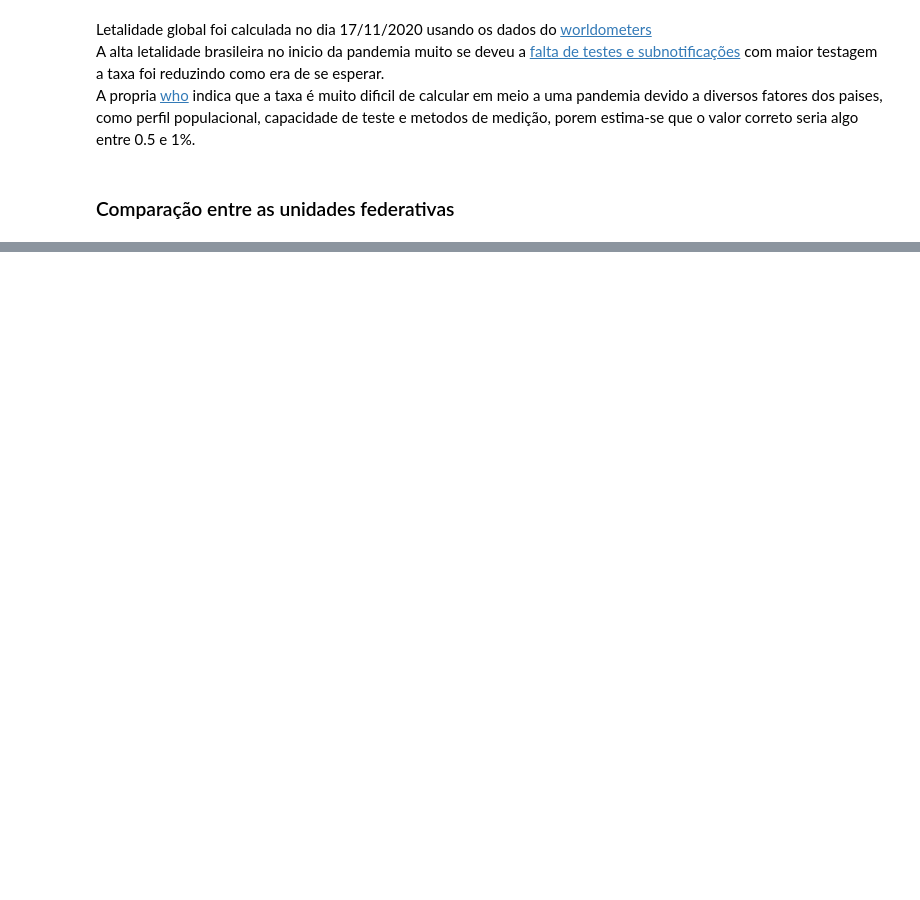
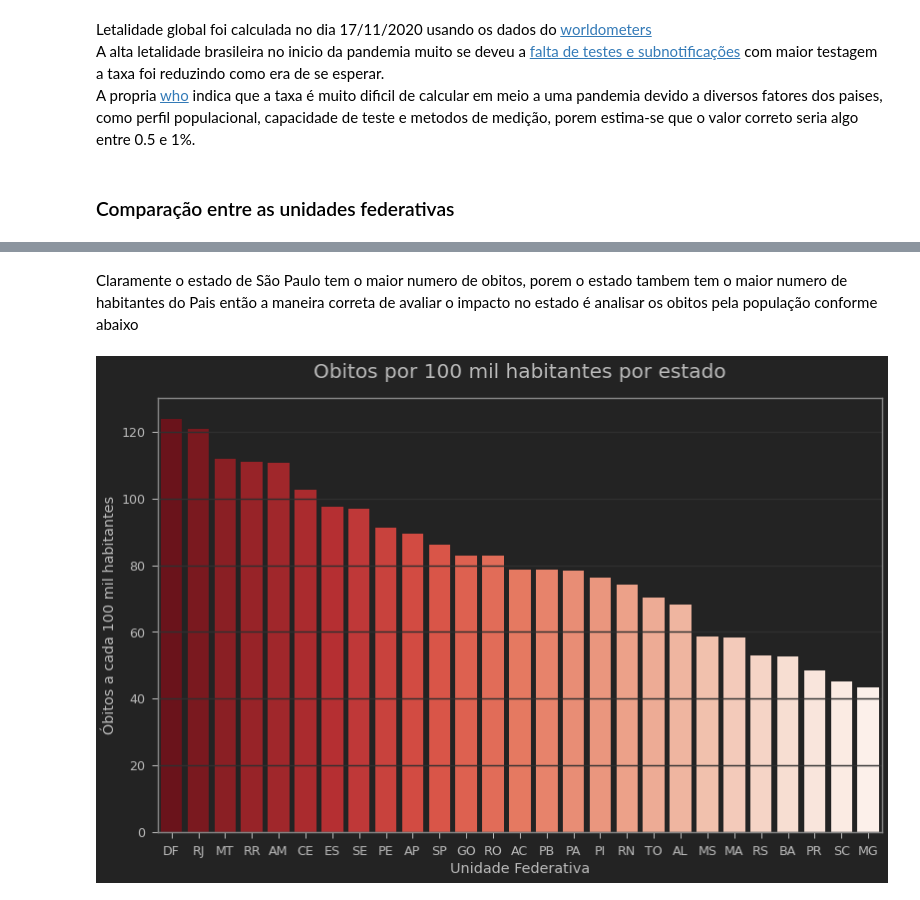
Before and after one commit to Igor-Arantes/Bootcamp-Data-Science-Aplicada, a Jupyter notebook: Igor_Arantes_Desafio_01.ipynb, the cells around one changed output, grey strips where cells are left out. Cells and saved outputs as stored; diff of their text form; code cells hidden in the pictures; blank space fills up the shorter version.

```diff
--- a/Igor_Arantes_Desafio_01.ipynb
+++ b/Igor_Arantes_Desafio_01.ipynb
@@ -313,0 +347,14 @@ plt.show()
+# %% [markdown]
+Claramente o estado de São Paulo tem o maior numero de obitos, porem o estado tambem tem o maior numero de habitantes do Pais então a maneira correta de avaliar o impacto no estado é analisar os obitos pela população conforme abaixo
+# %%
+plt.figure(figsize=(13,8))
+plt.title('Obitos por 100 mil habitantes por estado',pad=20, fontsize=20)
+sns.barplot(data=covid_uf.sort_values(by='deaths_per_100k_inhabitants',ascending=False),y='deaths_per_100k_inhabitants',x='UF',
+            palette='Reds_r')
+plt.grid(axis='y')
+plt.ylabel('Óbitos a cada 100 mil habitantes')
+plt.xlabel('Unidade Federativa')
+
+plt.show()
+# %% [output]
+[figure, added]
```
Also changed, not shown: parts of 35 cells of this notebook.
